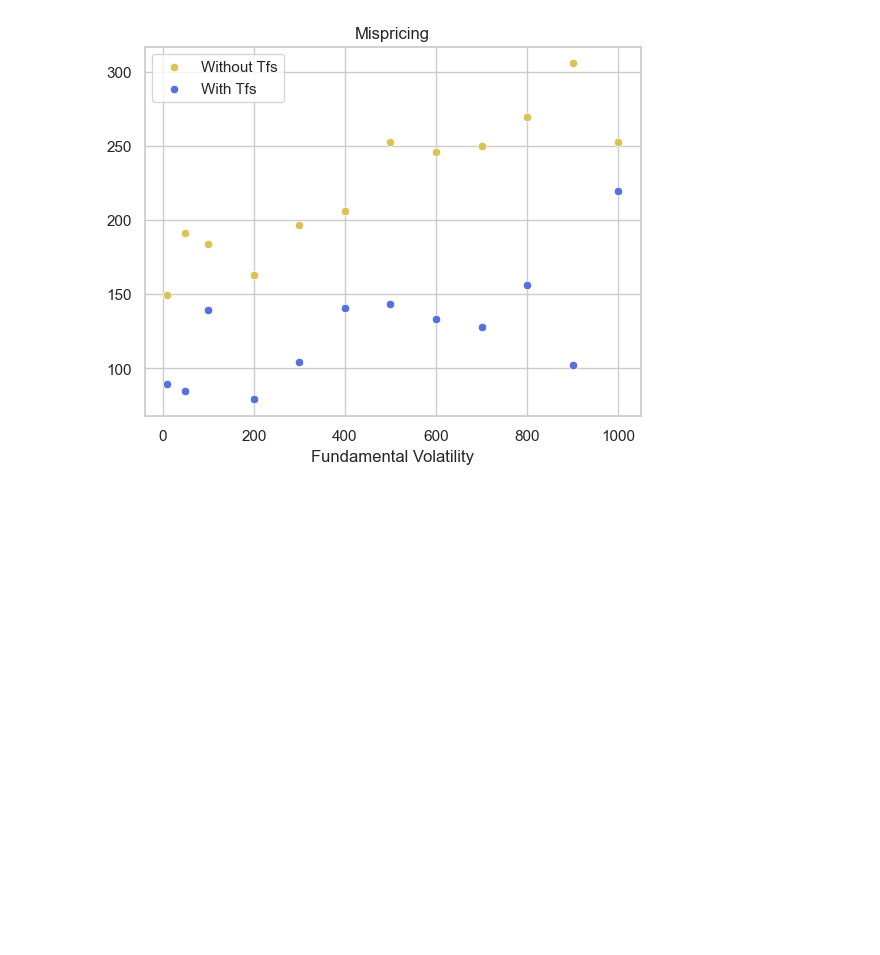
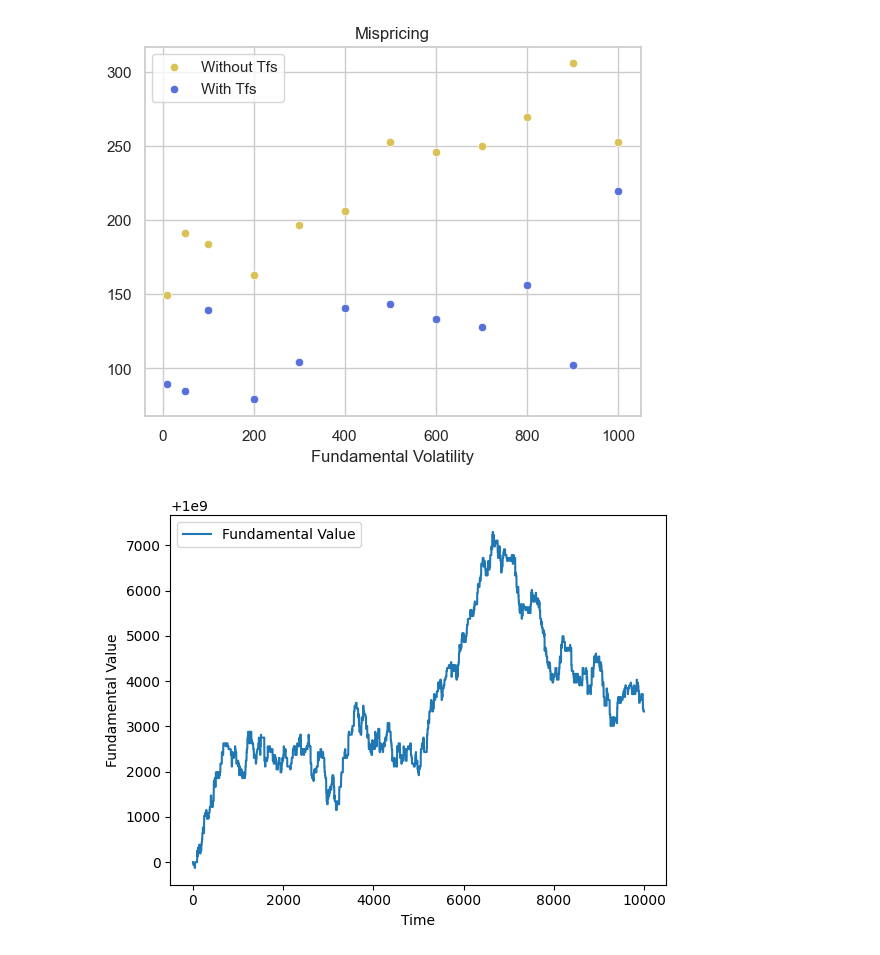
Before and after one commit to dipplestix/pymarketsim, a Jupyter notebook: testing.ipynb, the cells around one changed output. Cells and saved outputs as stored; diff of their text form; code cells hidden in the pictures; blank space fills up the shorter version.

```diff
--- a/testing.ipynb
+++ b/testing.ipynb
@@ -339,3 +339,43 @@ volatility: 10
 CPU times: user 1min 26s, sys: 15.8 s, total: 1min 42s
 Wall time: 40.1 s
 [figure]
+# %%
+sim_no_trend = ShockSimulator(
+                num_background_agents=66,
+                num_trend_agents=0,
+                sim_time=10000,
+                num_assets = 1,
+                lam = 2e-3,
+                lam_trend = 5e-3,
+                mean = 1e9,
+                r = 0.001,
+                shock_var = 1e3,
+                q_max = 10,
+                pv_var = 1e6,
+                shade=[1000, 1500],
+                obs_var = 1e6,
+                eta = 0.8,
+                observe_transactions = True,
+                strategic_variance = 1e3,
+                shock_entry_time = 5000,
+                shock_interval = 500,
+                shock_volume = 50,
+                shock_side = SELL,
+                L = 8,
+                PI = 100.0,
+                texp = 50,
+                random_seed = 11,
+                )
+_, _, _, f = sim_no_trend.run()
+
+sns.lineplot(x=[i for i in range(len(f))], y=f, label="Fundamental Value")
+
+plt.xlabel('Time')
+plt.ylabel('Fundamental Value')
+
+
+# Display legend
+plt.legend()
+plt.savefig("fundamental.png")
+# %% [output]
+[figure, added]
```
Also changed, not shown: parts of 4 cells of this notebook, 22 other files.
